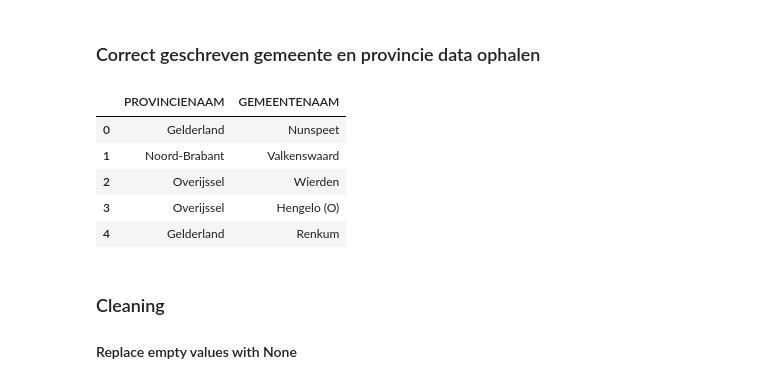
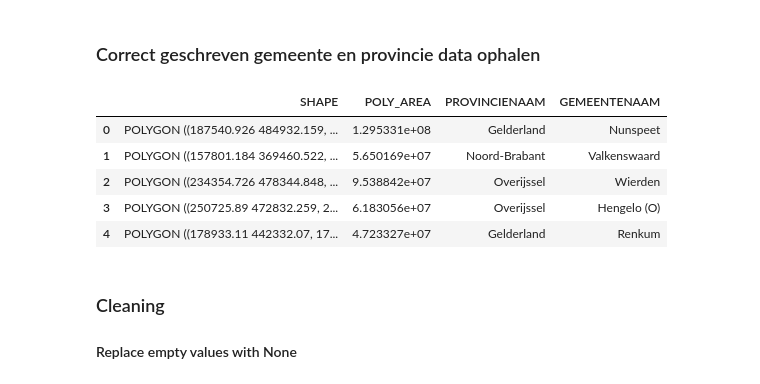
Before and after one commit to omwro/laadpalen, a Jupyter notebook: OpenChargeMap.ipynb, the cells around one changed output. Cells and saved outputs as stored; diff of their text form; code cells hidden in the pictures.

```diff
--- a/OpenChargeMap.ipynb
+++ b/OpenChargeMap.ipynb
@@ -34,12 +36,12 @@ display(df_ocm_raw.head())
 # %%
 # https://download.geoportaaloverijssel.nl/download/vector/6be88637-f10f-44a4-aa5c-fc8c0f857620
 df_gp = pd.read_csv('Grenzen_van_alle_Nederlandse_gemeenten_en_provincies.csv')
-df_gp = df_gp[['PROVINCIENAAM', 'GEMEENTENAAM']]
+df_gp = df_gp[['SHAPE', 'POLY_AREA', 'PROVINCIENAAM', 'GEMEENTENAAM']]
 df_gp.head()
 # %% [output]
-|  | PROVINCIENAAM | GEMEENTENAAM |
-| 0 | Gelderland | Nunspeet |
-| 1 | Noord-Brabant | Valkenswaard |
-| 2 | Overijssel | Wierden |
-| 3 | Overijssel | Hengelo (O) |
-| 4 | Gelderland | Renkum |
+|  | SHAPE | POLY_AREA | PROVINCIENAAM | GEMEENTENAAM |
+| 0 | POLYGON ((187540.926 484932.159, ... | 1.295331e+08 | Gelderland | Nunspeet |
+| 1 | POLYGON ((157801.184 369460.522, ... | 5.650169e+07 | Noord-Brabant | Valkenswaard |
+| 2 | POLYGON ((234354.726 478344.848, ... | 9.538842e+07 | Overijssel | Wierden |
+| 3 | POLYGON ((250725.89 472832.259, 2... | 6.183056e+07 | Overijssel | Hengelo (O) |
+| 4 | POLYGON ((178933.11 442332.07, 17... | 4.723327e+07 | Gelderland | Renkum |
```
Also changed, not shown: parts of 18 cells of this notebook.
